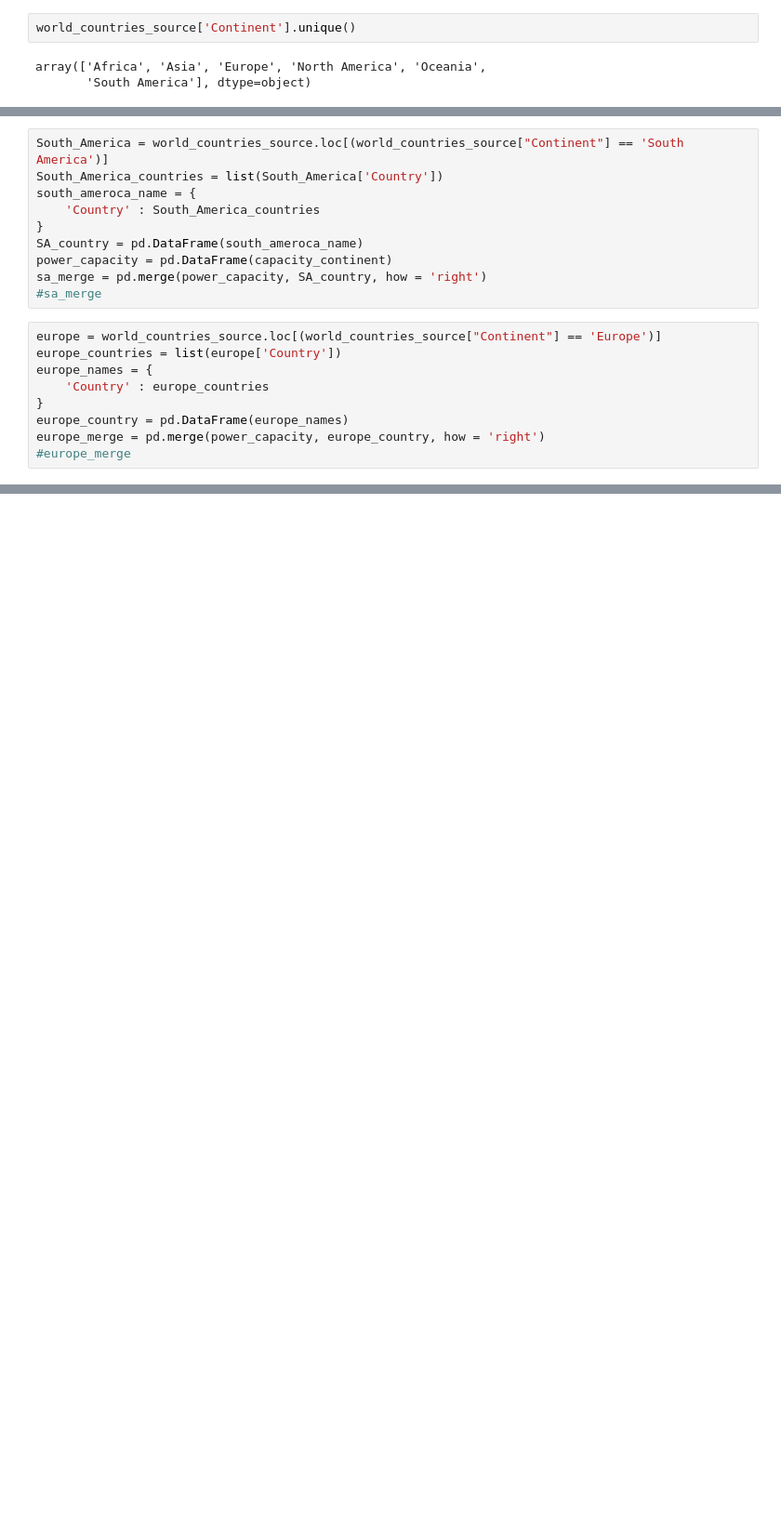
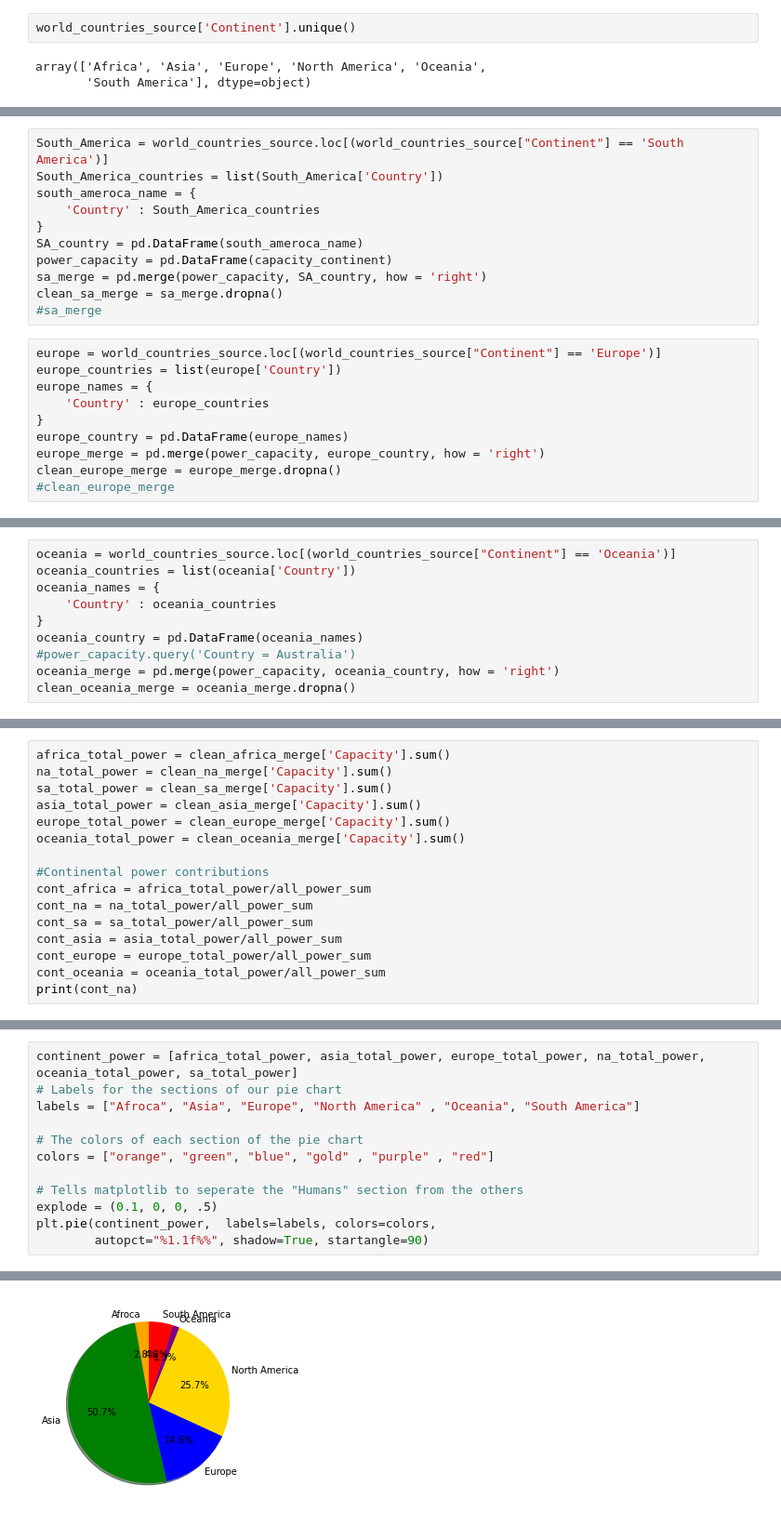
Before and after one commit to Taetrian37785/Power-Play-, a Jupyter notebook: Power Plant Analysis.ipynb, the cells around one changed output, grey strips where cells are left out. Shown at 93% size. Drawn from its saved outputs; the diff is of its cells as text; blank space fills up the shorter version.

Commit message:
Added more analysis as well as divided into continents.

```diff
--- a/Power Plant Analysis.ipynb
+++ b/Power Plant Analysis.ipynb
@@ -136,6 +157,7 @@ south_ameroca_name = {
 SA_country = pd.DataFrame(south_ameroca_name)
 power_capacity = pd.DataFrame(capacity_continent)
 sa_merge = pd.merge(power_capacity, SA_country, how = 'right')
+clean_sa_merge = sa_merge.dropna()
 #sa_merge
 # %%
 europe = world_countries_source.loc[(world_countries_source["Continent"] == 'Europe')]
@@ -145,7 +167,8 @@ europe_names = {
 }
 europe_country = pd.DataFrame(europe_names)
 europe_merge = pd.merge(power_capacity, europe_country, how = 'right')
-#europe_merge
+clean_europe_merge = europe_merge.dropna()
+#clean_europe_merge
 # %%
 asia = world_countries_source.loc[(world_countries_source["Continent"] == 'Asia')]
 asia_countries = list(asia['Country'])
@@ -157 +186,11 @@ asia_merge = pd.merge(power_capacity, asia_country, how = 'right')
 #asia_merge
+# %%
+oceania = world_countries_source.loc[(world_countries_source["Continent"] == 'Oceania')]
+oceania_countries = list(oceania['Country'])
+oceania_names = {
+    'Country' : oceania_countries
+}
+oceania_country = pd.DataFrame(oceania_names)
+#power_capacity.query('Country = Australia')
+oceania_merge = pd.merge(power_capacity, oceania_country, how = 'right')
+clean_oceania_merge = oceania_merge.dropna()
@@ -157,0 +219,16 @@ asia_merge = pd.merge(power_capacity, asia_country, how = 'right')
+# %%
+africa_total_power = clean_africa_merge['Capacity'].sum()
+na_total_power = clean_na_merge['Capacity'].sum()
+sa_total_power = clean_sa_merge['Capacity'].sum()
+asia_total_power = clean_asia_merge['Capacity'].sum()
+europe_total_power = clean_europe_merge['Capacity'].sum()
+oceania_total_power = clean_oceania_merge['Capacity'].sum()
+
+#Continental power contributions
+cont_africa = africa_total_power/all_power_sum
+cont_na = na_total_power/all_power_sum
+cont_sa = sa_total_power/all_power_sum
+cont_asia = asia_total_power/all_power_sum
+cont_europe = europe_total_power/all_power_sum
+cont_oceania = oceania_total_power/all_power_sum
+print(cont_na)
@@ -157,0 +237,13 @@ asia_merge = pd.merge(power_capacity, asia_country, how = 'right')
+# %%
+continent_power = [africa_total_power, asia_total_power, europe_total_power, na_total_power, oceania_total_power, sa_total_power]
+# Labels for the sections of our pie chart
+labels = ["Afroca", "Asia", "Europe", "North America" , "Oceania", "South America"]
+
+# The colors of each section of the pie chart
+colors = ["orange", "green", "blue", "gold" , "purple" , "red"]
+
+# Tells matplotlib to seperate the "Humans" section from the others
+explode = (0.1, 0, 0, .5)
+plt.pie(continent_power,  labels=labels, colors=colors,
+        autopct="%1.1f%%", shadow=True, startangle=90)
+# %% [output]
@@ -157,0 +268 @@ asia_merge = pd.merge(power_capacity, asia_country, how = 'right')
+[figure, added]
```
Also changed, not shown: parts of 19 cells of this notebook.
